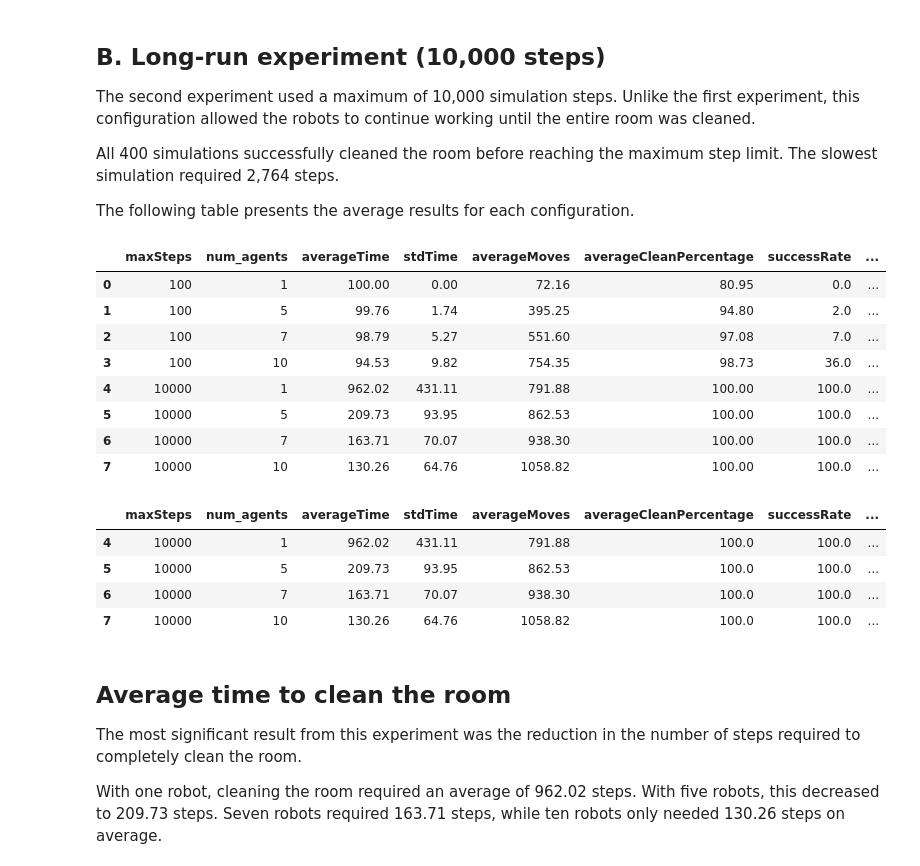
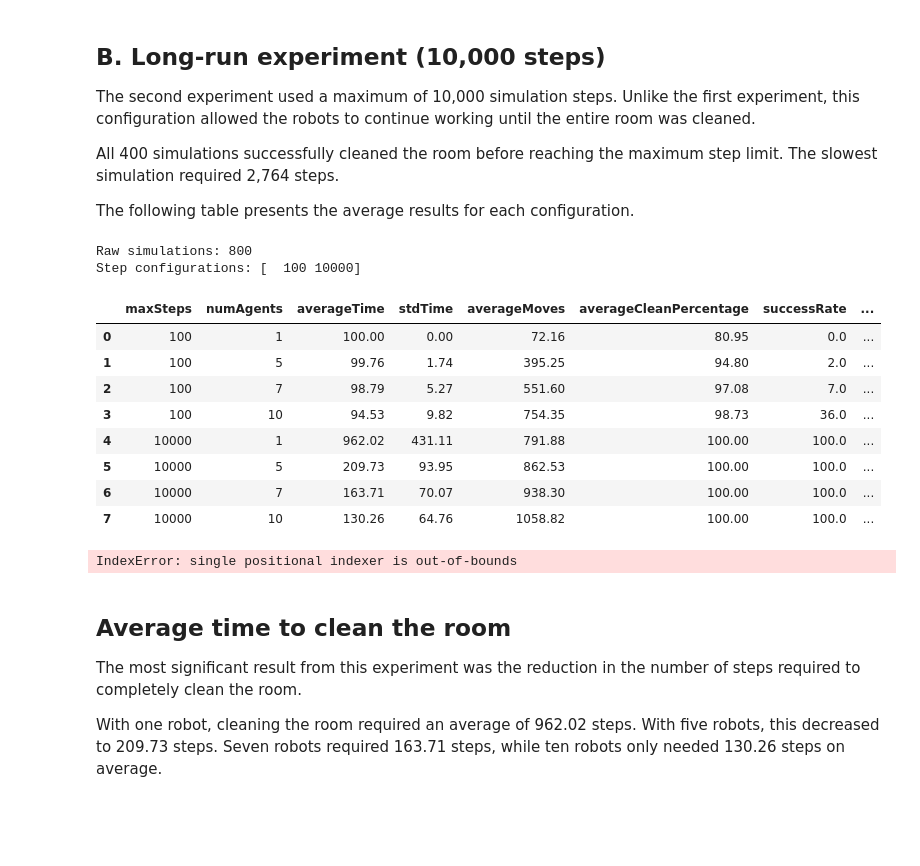
Before and after one commit to Adrisandoval2006/M1-Activity, a Jupyter notebook: Analysis.ipynb, the cells around one changed output. Cells and saved outputs as stored; diff of their text form; code cells hidden in the pictures; blank space fills up the shorter version.

```diff
--- a/Analysis.ipynb
+++ b/Analysis.ipynb
@@ -357,32 +376,39 @@ All 400 simulations successfully cleaned the room before reaching the maximum st
 
 The following table presents the average results for each configuration.
 # %%
+data = pd.read_csv("test_results.csv")
+
+print("Raw simulations:", len(data))
+print("Step configurations:", data["maxSteps"].unique())
+
 data["cellsCleaned"] = data["cleanedPercentage"] - 70
 
 data["movementsPerCleanedCell"] = (
     data["totalMoves"] / data["cellsCleaned"]
 )
 
 results = data.groupby(
-    ["maxSteps", "num_agents"]
+    ["maxSteps", "numAgents"]
 ).agg(
     averageTime=("executionTime", "mean"),
     stdTime=("executionTime", "std"),
     averageMoves=("totalMoves", "mean"),
     averageCleanPercentage=("cleanedPercentage", "mean"),
     successRate=("allClean", "mean"),
     averageMovementsPerCell=("movementsPerCleanedCell", "mean"),
-    averageRunningTime=("run_time_s", "mean")
+    averageRunningTime=("run", "mean")
 ).reset_index()
 
 results["successRate"] *= 100
 results["averageRunningTime"] *= 1000
 
 results = results.round(2)
 
 display(results)
 # %% [output]
+Raw simulations: 800
+Step configurations: [  100 10000]
-|  | maxSteps | num_agents | averageTime | stdTime | averageMoves | averageCleanPercentage | successRate | ... |
+|  | maxSteps | numAgents | averageTime | stdTime | averageMoves | averageCleanPercentage | successRate | ... |
 | 0 | 100 | 1 | 100.00 | 0.00 | 72.16 | 80.95 | 0.0 | ... |
 | 1 | 100 | 5 | 99.76 | 1.74 | 395.25 | 94.80 | 2.0 | ... |
 | 2 | 100 | 7 | 98.79 | 5.27 | 551.60 | 97.08 | 7.0 | ... |
@@ -397,7 +423,7 @@ longRunResults = results[
 ].copy()
 
 baseline = longRunResults.loc[
-    longRunResults["num_agents"] == 1,
+    longRunResults["numAgents"] == 1,
     "averageTime"
 ].iloc[0]
 
@@ -407,11 +433,7 @@ longRunResults["speedup"] = (
 
 display(longRunResults.round(2))
 # %% [output]
-|  | maxSteps | num_agents | averageTime | stdTime | averageMoves | averageCleanPercentage | successRate | ... |
-| 4 | 10000 | 1 | 962.02 | 431.11 | 791.88 | 100.0 | 100.0 | ... |
-| 5 | 10000 | 5 | 209.73 | 93.95 | 862.53 | 100.0 | 100.0 | ... |
-| 6 | 10000 | 7 | 163.71 | 70.07 | 938.30 | 100.0 | 100.0 | ... |
-| 7 | 10000 | 10 | 130.26 | 64.76 | 1058.82 | 100.0 | 100.0 | ... |
+IndexError: single positional indexer is out-of-bounds
 # %% [markdown]
 ## Average time to clean the room
 
```
Also changed, not shown: parts of 5 cells of this notebook.
